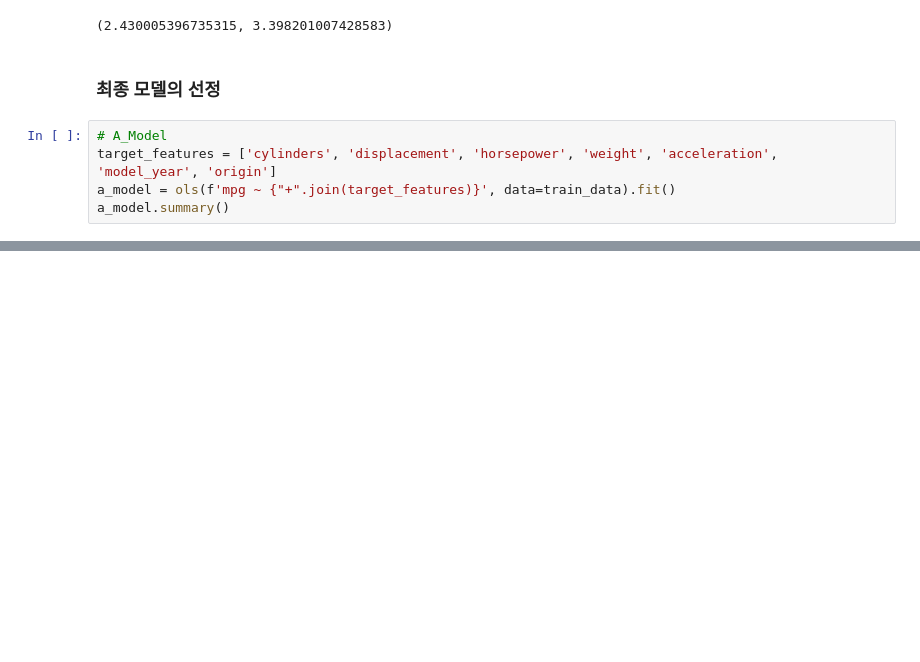
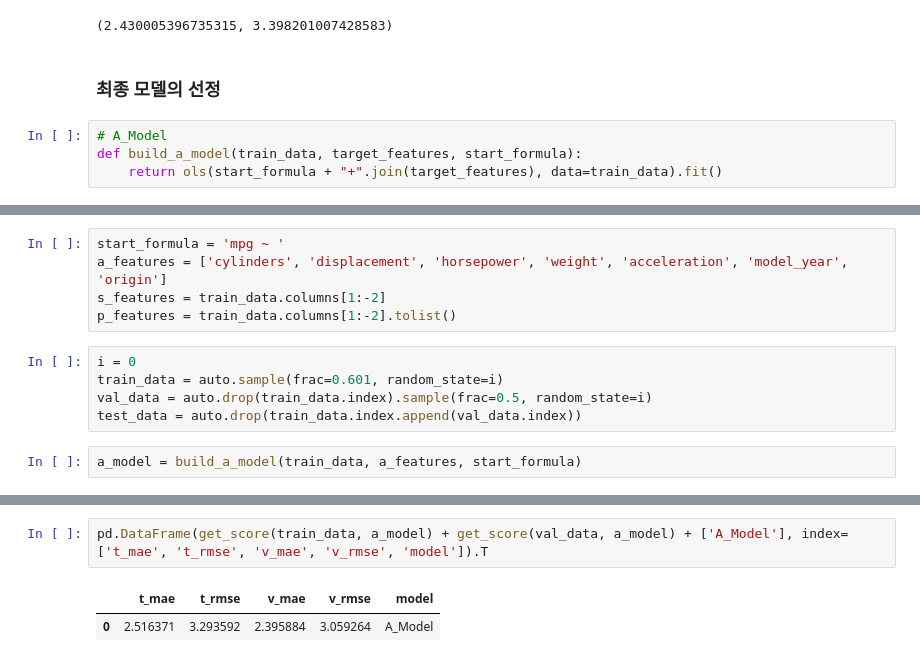
Before and after one commit to RainyHeaven/data_analytics, a Jupyter notebook: 제05장 회귀 분석/Regression.ipynb, the cells around one changed output, grey strips where cells are left out. Drawn from its saved outputs; the diff is of its cells as text; blank space fills up the shorter version.

```diff
--- a/제05장 회귀 분석/Regression.ipynb
+++ b/제05장 회귀 분석/Regression.ipynb
@@ -731,8 +731,7 @@ get_score(val_data, p_model)
 ### 최종 모델의 선정
 # %%
 # A_Model
-target_features = ['cylinders', 'displacement', 'horsepower', 'weight', 'acceleration', 'model_year', 'origin']
-a_model = ols(f'mpg ~ {"+".join(target_features)}', data=train_data).fit()
-a_model.summary()
+def build_a_model(train_data, target_features, start_formula):
+    return ols(start_formula + "+".join(target_features), data=train_data).fit()
 # %%
 # S_Model
@@ -834,0 +786,12 @@ def p_model(train_data, start_formula)
+# %%
+start_formula = 'mpg ~ '
+a_features = ['cylinders', 'displacement', 'horsepower', 'weight', 'acceleration', 'model_year', 'origin']
+s_features = train_data.columns[1:-2]
+p_features = train_data.columns[1:-2].tolist()
+# %%
+i = 0
+train_data = auto.sample(frac=0.601, random_state=i)
+val_data = auto.drop(train_data.index).sample(frac=0.5, random_state=i)
+test_data = auto.drop(train_data.index.append(val_data.index))
+# %%
+a_model = build_a_model(train_data, a_features, start_formula)
@@ -834,0 +828,5 @@ def p_model(train_data, start_formula)
+# %%
+pd.DataFrame(get_score(train_data, a_model) + get_score(val_data, a_model) + ['A_Model'], index=['t_mae', 't_rmse', 'v_mae', 'v_rmse', 'model']).T
+# %% [output]
+|  | t_mae | t_rmse | v_mae | v_rmse | model |
+| 0 | 2.516371 | 3.293592 | 2.395884 | 3.059264 | A_Model |
```
Also changed, not shown: parts of 8 cells of this notebook.
